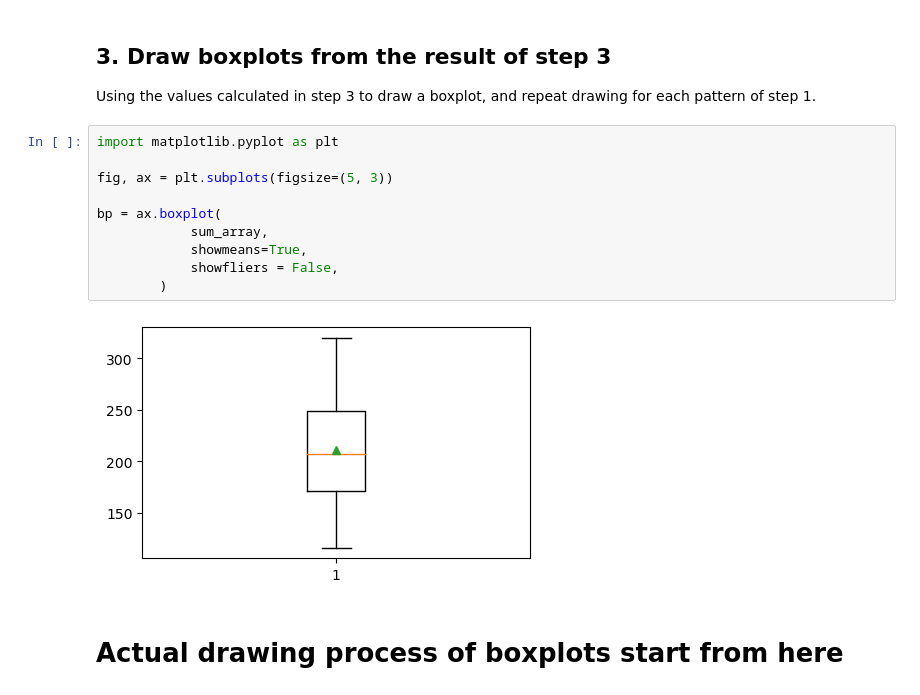
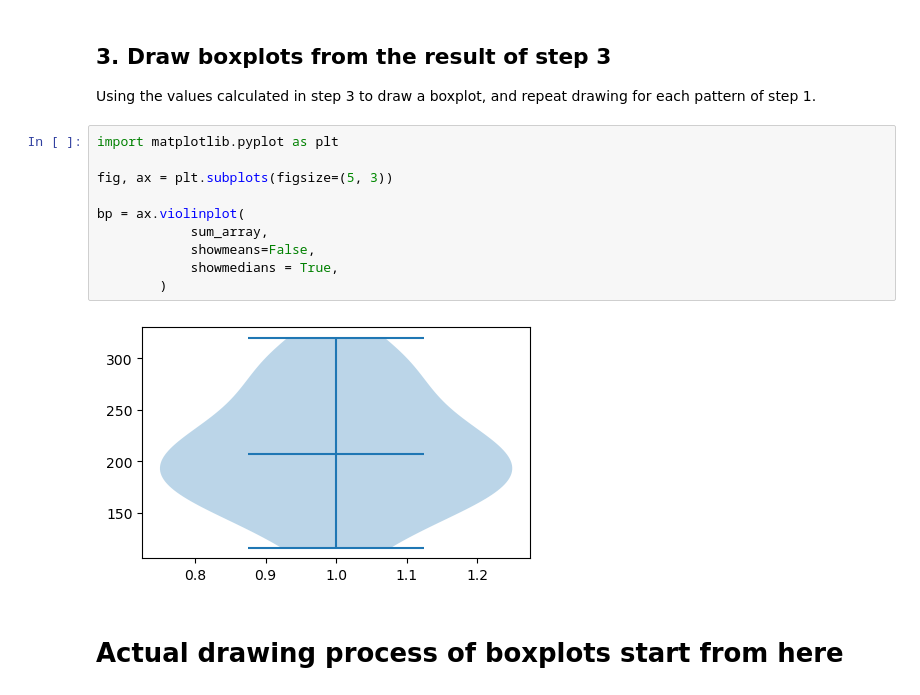
Before and after one commit to JinIgarashi/cactus-narok-figures, a Jupyter notebook: Figure1 full lifecycle cost global compare.ipynb, the cells around one changed output. Drawn from its saved outputs; the diff is of its cells as text.

```diff
--- a/Figure1 full lifecycle cost global compare.ipynb
+++ b/Figure1 full lifecycle cost global compare.ipynb
@@ -63,15 +63,15 @@ Using the values calculated in step 3 to draw a boxplot, and repeat drawing for
 # %%
 import matplotlib.pyplot as plt
 
 fig, ax = plt.subplots(figsize=(5, 3))
 
-bp = ax.boxplot(
+bp = ax.violinplot(
             sum_array,
-            showmeans=True,
-            showfliers = False,
+            showmeans=False,
+            showmedians = True,
         )
 # %% [output]
-[figure, old version]
+[figure, new version]
 # %% [markdown]
 # Actual drawing process of boxplots start from here
 # %% [markdown]
```
Also changed, not shown: parts of 8 cells of this notebook, 2 other files.
